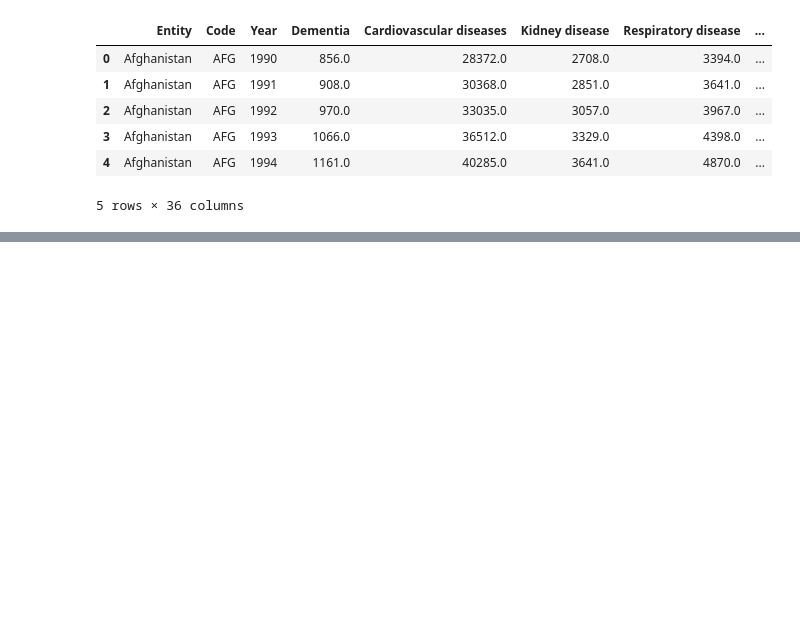
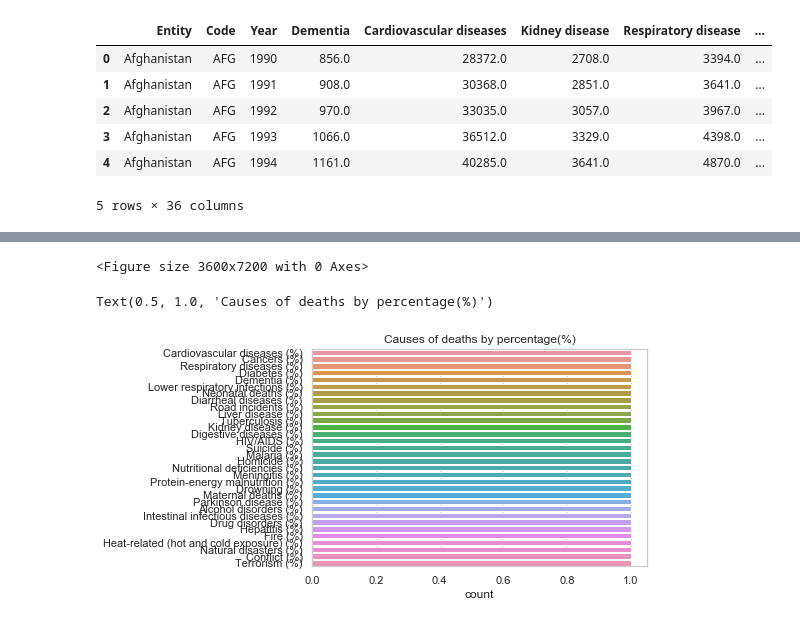
Before and after one commit to ndanni/Suicide_analysis, a Jupyter notebook: project/ndane_capstone_project.ipynb, the cells around one changed output, grey strips where cells are left out. Saved outputs shown, nothing was run; the diff lists cells and outputs as text; code cells hidden in the pictures; blank space fills up the shorter version.

```diff
--- a/project/ndane_capstone_project.ipynb
+++ b/project/ndane_capstone_project.ipynb
@@ -433,0 +466,22 @@ ValueError: Image size of 82800x360 pixels is too large. It must be less than 2^
+# %%
+plt.figure(figsize=(50,100))
+g=['Cardiovascular diseases (%)', 'Cancers (%)',
+       'Respiratory diseases (%)', 'Diabetes (%)', 'Dementia (%)',
+       'Lower respiratory infections (%)', 'Neonatal deaths (%)',
+       'Diarrheal diseases (%)', 'Road incidents (%)', 'Liver disease (%)',
+       'Tuberculosis (%)', 'Kidney disease (%)', 'Digestive diseases (%)',
+       'HIV/AIDS (%)', 'Suicide (%)', 'Malaria (%)', 'Homicide (%)',
+       'Nutritional deficiencies (%)', 'Meningitis (%)',
+       'Protein-energy malnutrition (%)', 'Drowning (%)',
+       'Maternal deaths (%)', 'Parkinson disease (%)', 'Alcohol disorders (%)',
+       'Intestinal infectious diseases (%)', 'Drug disorders (%)',
+       'Hepatitis (%)', 'Fire (%)', 'Heat-related (hot and cold exposure) (%)',
+       'Natural disasters (%)', 'Conflict (%)', 'Terrorism (%)']
+
+plt.show()
+sns.set(style="whitegrid")
+sns.countplot(y = g).set_title('Causes of deaths by percentage(%)')
+# %% [output]
+<Figure size 3600x7200 with 0 Axes>
+Text(0.5, 1.0, 'Causes of deaths by percentage(%)')
+[figure, added]
```
Also changed, not shown: parts of 8 cells of this notebook, 1 other file.
